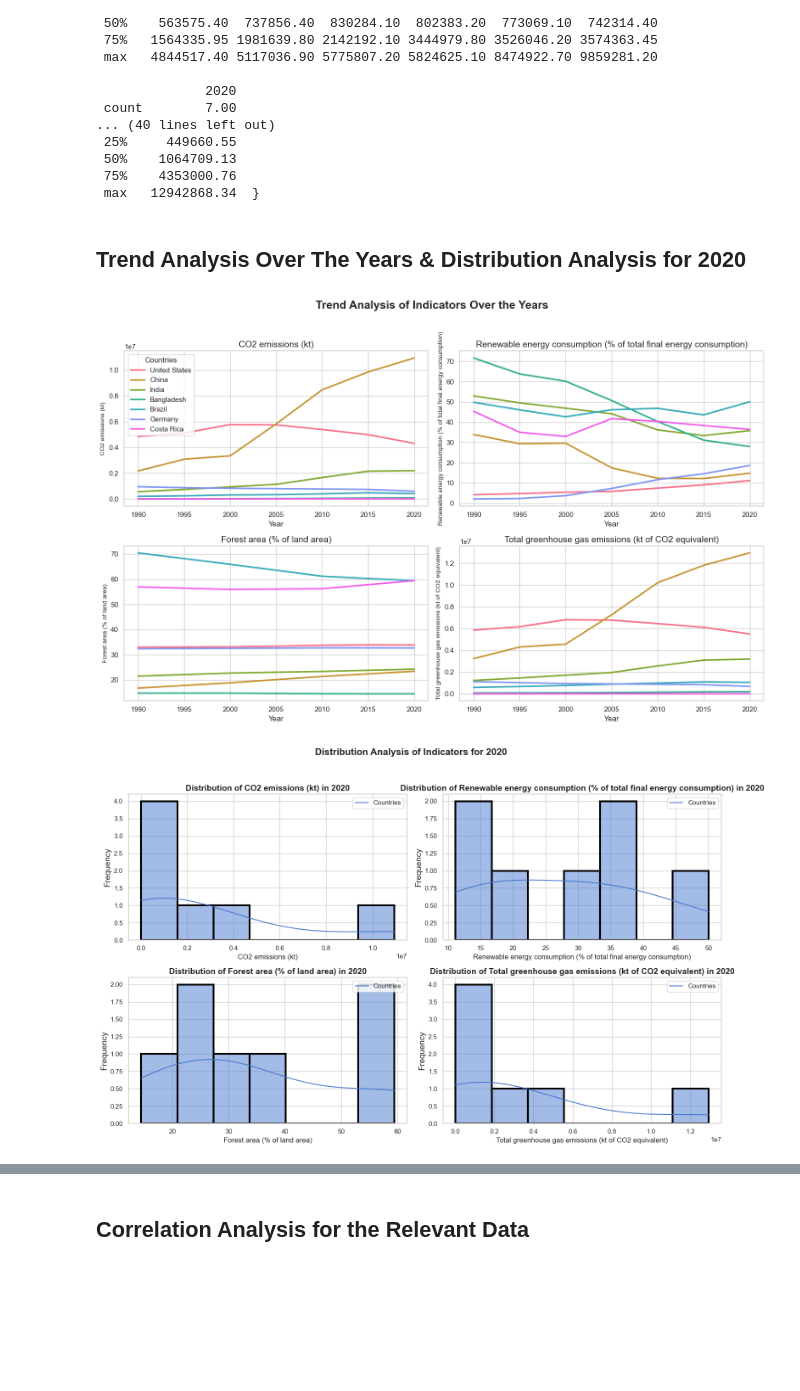
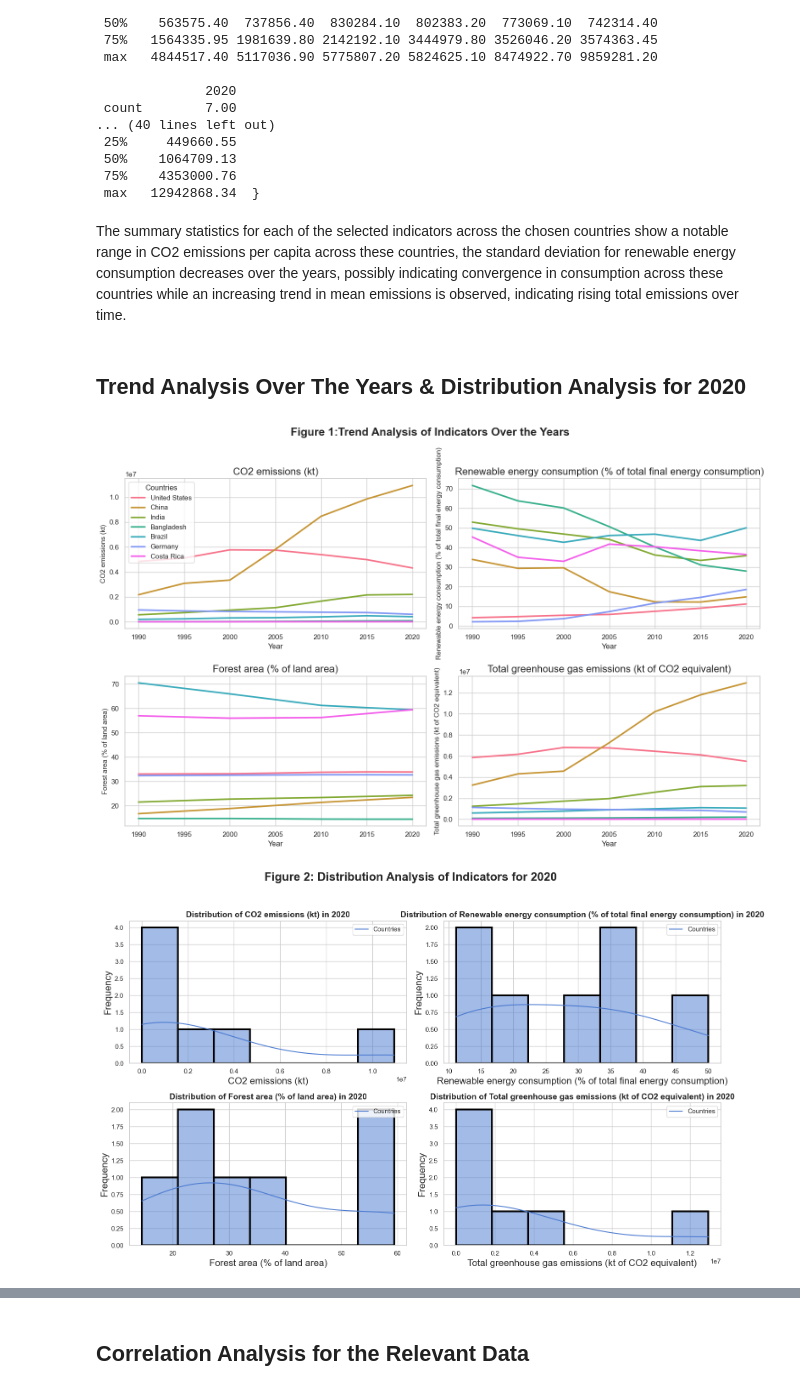
Before and after one commit to DrPaulaEkene/ADS1version2-_Statistics-and-trends, a Jupyter notebook: ADS1_ASSIGN_2_.ipynb, the cells around one changed output, grey strips where cells are left out. Saved outputs shown, nothing was run; the diff lists cells and outputs as text; code cells hidden in the pictures; blank space fills up the shorter version.

```diff
--- a/ADS1_ASSIGN_2_.ipynb
+++ b/ADS1_ASSIGN_2_.ipynb
@@ -189,6 +189,8 @@ summary_statistics
  50%    1064709.13
  75%    4353000.76
  max   12942868.34  }
+# %% [markdown]
+The summary statistics for each of the selected indicators across the chosen countries show a notable range in CO2 emissions per capita across these countries, the standard deviation for renewable energy consumption decreases over the years, possibly indicating convergence in consumption across these countries while an increasing trend in mean emissions is observed, indicating rising total emissions over time.
 # %% [markdown]
 ## **Trend Analysis Over The Years & Distribution Analysis for 2020**
 # %%
@@ -199,7 +201,7 @@ sns.set(style="whitegrid", palette="pastel")
 
 # Trend Analysis over the years
 fig, axes = plt.subplots(2, 2, figsize=(15, 10))
-fig.suptitle('Trend Analysis of Indicators Over the Years', fontsize=18, fontweight='bold')
+fig.suptitle('Figure 1:Trend Analysis of Indicators Over the Years', fontsize=18, fontweight='bold')
 
 for i, (indicator, data) in enumerate(relevant_data.items()):
     ax = axes[i//2, i%2]
@@ -207,41 +209,41 @@ for i, (indicator, data) in enumerate(relevant_data.items()):
                           color=sns.color_palette("husl", n_colors=data.shape[1]), linewidth=2.5)
     ax.set_ylabel(indicator)
     ax.set_xlabel('Year')
-    ax.title.set_fontsize(14)
-    ax.yaxis.label.set_fontsize(10)
+    ax.title.set_fontsize(16)
+    ax.yaxis.label.set_fontsize(11)
 
 # Add legend title only to the first subplot to declutter plot area
     if i == 0:
         ax.legend(title='Countries')
 
 plt.tight_layout(rect=[0, 0.03, 1, 0.95])
 
 # Save the figure to a file
 plt.savefig('Trend_analysis.png')
 
 # Set Seaborn style
 sns.set(style="whitegrid", palette="plasma")
 
 # Distribution Analysis for 2020
 fig, axes = plt.subplots(2, 2, figsize=(15, 10))
-fig.suptitle('Distribution Analysis of Indicators for 2020', fontsize=16, fontweight='bold')
+fig.suptitle('Figure 2: Distribution Analysis of Indicators for 2020', fontsize=20, fontweight='bold')
 
 for i, (indicator, data) in enumerate(relevant_data.items()):
     ax = axes[i//2, i%2]
     sns.histplot(data['2020'], bins=7, kde=True, ax=ax, color=sns.color_palette("muted")[0],
                  linewidth=3, edgecolor='black')
     ax.set_title(f'Distribution of {indicator} in 2020', fontsize=14, fontweight='bold')
     ax.set_xlabel(indicator)
     ax.set_ylabel('Frequency')
     ax.title.set_fontsize(14)
-    ax.xaxis.label.set_fontsize(12)
-    ax.yaxis.label.set_fontsize(14)
+    ax.xaxis.label.set_fontsize(16)
+    ax.yaxis.label.set_fontsize(16)
 
     # Include axis legend ('Countries')
     ax.legend(['Countries'], loc='upper right')
 
 # Adjust layout
-plt.tight_layout(rect=[0, 0.03, 1, 0.95]
+plt.tight_layout(rect=[0, 0.03, 1, 0.95])
 # %% [output]
-[figure, old version]
+[figure, new version]
-[figure, old version]
+[figure, new version]
```
Also changed, not shown: parts of 4 cells of this notebook.
